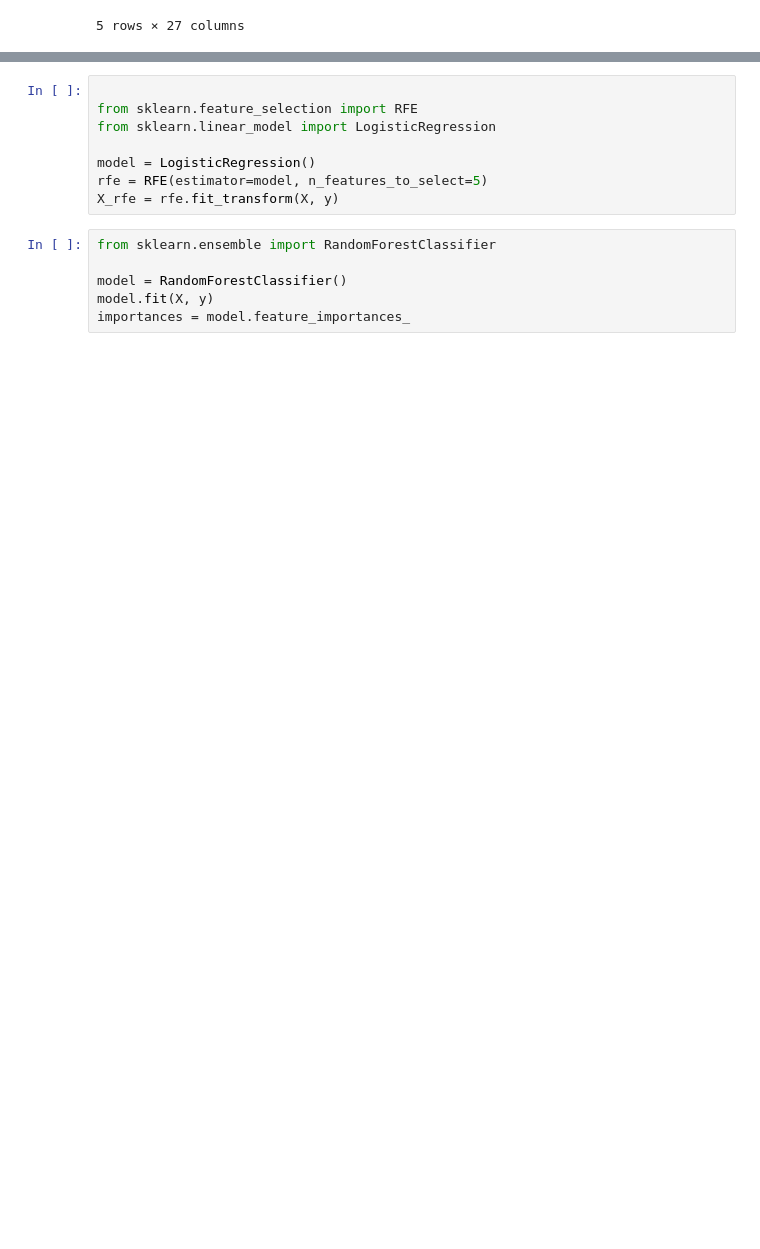
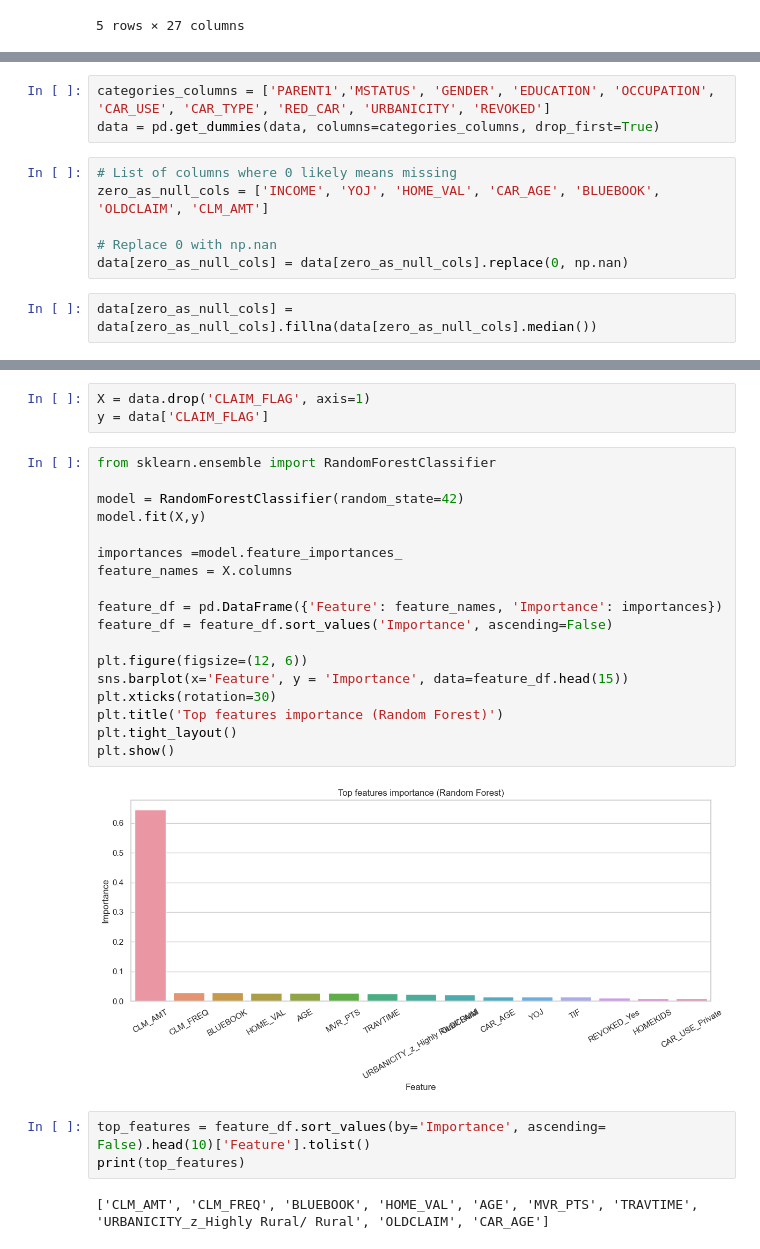
Before and after one commit to RazanGurung/Car-Insurance-Prediction, a Jupyter notebook: Car Insurance Prediction.ipynb, the cells around one changed output, grey strips where cells are left out. Drawn from its saved outputs; the diff is of its cells as text; blank space fills up the shorter version.

Commit message:
work on machine learning models

```diff
--- a/Car Insurance Prediction.ipynb
+++ b/Car Insurance Prediction.ipynb
@@ -265,0 +288,11 @@ plt.show()
+# %%
+categories_columns = ['PARENT1','MSTATUS', 'GENDER', 'EDUCATION', 'OCCUPATION', 'CAR_USE', 'CAR_TYPE', 'RED_CAR', 'URBANICITY', 'REVOKED']
+data = pd.get_dummies(data, columns=categories_columns, drop_first=True)
+# %%
+# List of columns where 0 likely means missing
+zero_as_null_cols = ['INCOME', 'YOJ', 'HOME_VAL', 'CAR_AGE', 'BLUEBOOK', 'OLDCLAIM', 'CLM_AMT']
+
+# Replace 0 with np.nan
+data[zero_as_null_cols] = data[zero_as_null_cols].replace(0, np.nan)
+# %%
+data[zero_as_null_cols] = data[zero_as_null_cols].fillna(data[zero_as_null_cols].median())
@@ -266,14 +339,28 @@ plt.show()
+# %%
+X = data.drop('CLAIM_FLAG', axis=1)
+y = data['CLAIM_FLAG']
 # %%
+from sklearn.ensemble import RandomForestClassifier
 
-from sklearn.feature_selection import RFE
-from sklearn.linear_model import LogisticRegression
+model = RandomForestClassifier(random_state=42)
+model.fit(X,y)
 
-model = LogisticRegression()
-rfe = RFE(estimator=model, n_features_to_select=5)
-X_rfe = rfe.fit_transform(X, y)
+importances =model.feature_importances_
+feature_names = X.columns
+
+feature_df = pd.DataFrame({'Feature': feature_names, 'Importance': importances})
+feature_df = feature_df.sort_values('Importance', ascending=False)
+
+plt.figure(figsize=(12, 6))
+sns.barplot(x='Feature', y = 'Importance', data=feature_df.head(15))
+plt.xticks(rotation=30)
+plt.title('Top features importance (Random Forest)')
+plt.tight_layout()
+plt.show()
+# %% [output]
+[figure, added]
 # %%
-from sklearn.ensemble import RandomForestClassifier
-
-model = RandomForestClassifier()
-model.fit(X, y)
-importances = model.feature_importances_
+top_features = feature_df.sort_values(by='Importance', ascending= False).head(10)['Feature'].tolist()
+print(top_features)
+# %% [output]
+['CLM_AMT', 'CLM_FREQ', 'BLUEBOOK', 'HOME_VAL', 'AGE', 'MVR_PTS', 'TRAVTIME', 'URBANICITY_z_Highly Rural/ Rural', 'OLDCLAIM', 'CAR_AGE']
```
Also changed, not shown: parts of 14 cells of this notebook.
